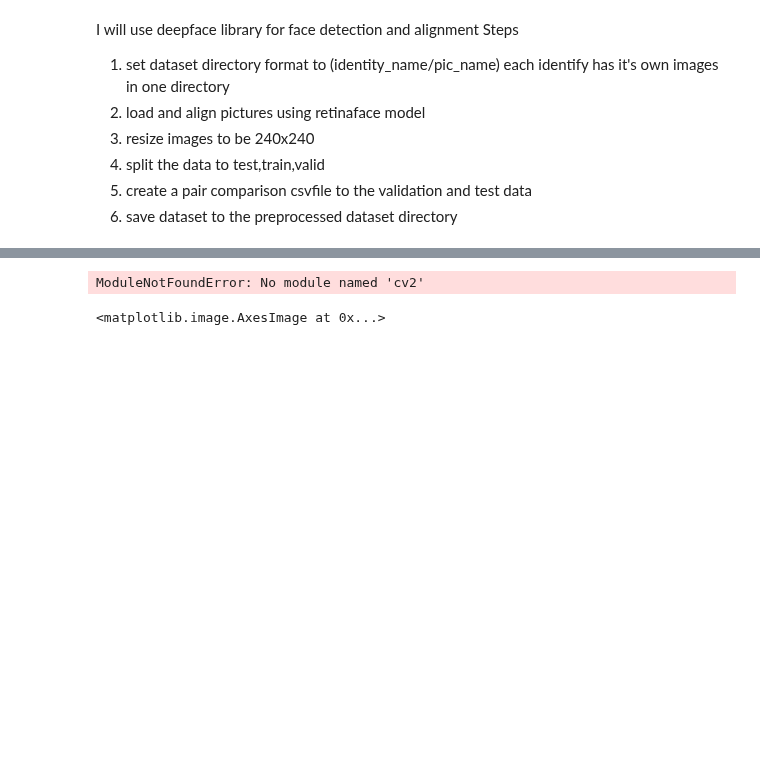
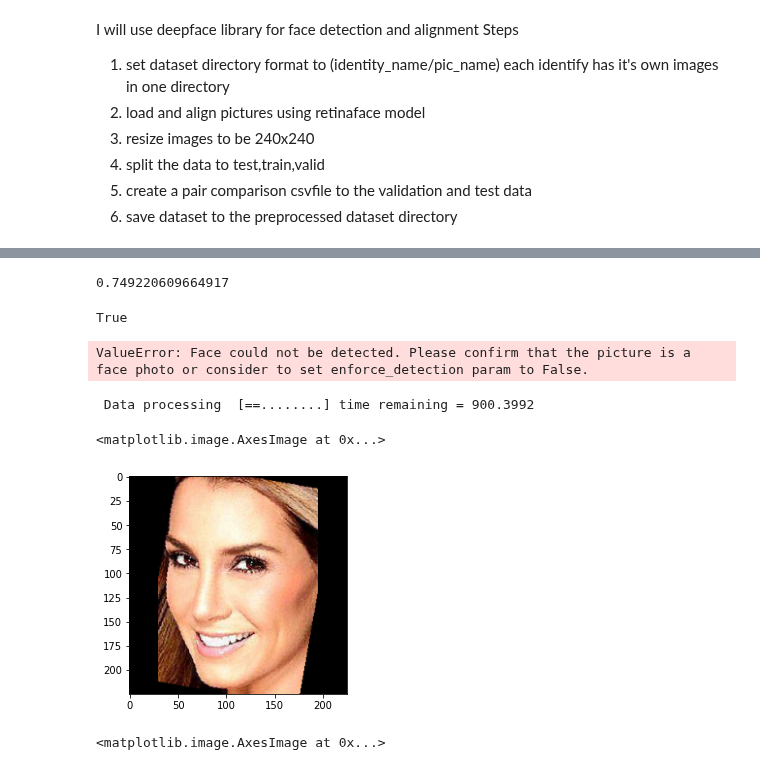
Before and after one commit to ahmedbadr97/conv-facenet, a Jupyter notebook: notebooks/data_preprocessing.ipynb, the cells around one changed output, grey strips where cells are left out. Drawn from its saved outputs; the diff is of its cells as text; code cells hidden in the pictures; blank space fills up the shorter version.

Commit message:
add retinaface preprocessing code to data_preprocessing.ipynp

```diff
--- a/notebooks/data_preprocessing.ipynb
+++ b/notebooks/data_preprocessing.ipynb
@@ -21,3 +22,9 @@ target_size=(225,225)
+# %%
+img_process_start=time.time()
+img=preprocess_face(f"000001.jpg",target_size=target_size,detector_backend=detector_backend)
+print(time.time()-img_process_start)
+# %% [output]
+0.749220609664917
 # %%
 raw_data_path="../dataset/raw/img_celeba"
 prep_data_path="../dataset/preprocessed/img_celeb"
@@ -28,8 +36,14 @@ import time
 # %%
-import cv2
 vv=cv2.imread("../dataset/raw/img_align_celeba/000001.jpg")
 vv=cv2.cvtColor(vv,cv2.COLOR_BGR2RGB)
 
-cv2.imwrite(vv,"../dataset/preprocessed/img_align_celeba/000001.jpg")
+cv2.imwrite("../dataset/preprocessed/img_celeb/000001.jpg",vv)
 # %% [output]
-ModuleNotFoundError: No module named 'cv2'
+True
+# %%
+img=preprocess_face(f"../test.jpg",target_size=target_size,detector_backend=detector_backend)[0]
+img*=255
+
+cv2.imwrite(f"{prep_data_path}/000002.jpg",img)
+# %% [output]
+ValueError: Face could not be detected. Please confirm that the picture is a face photo or consider to set enforce_detection param to False.
@@ -38,11 +55,17 @@ imgs_list=os.listdir(raw_data_path)
 total_img=len(imgs_list)
 cnt=0
 time_sum=0
+none_processed_imgs=[]
 for img_name in imgs_list:
 
     img_process_start=time.time()
-    img=preprocess_face(f"{raw_data_path}/{img_name}",target_size=target_size,detector_backend=detector_backend)
-    cv2.imwrite(img,f"{prep_data_path}/{img_name}")
+    try:
+        img=preprocess_face(f"{raw_data_path}/{img_name}",target_size=target_size,detector_backend=detector_backend)[0]*255
+        # img=cv2.cvtColor(img,cv2.COLOR_BGR2RGB)
+        cv2.imwrite(f"{prep_data_path}/{img_name}",img)
+    except:
+        none_processed_imgs.append(f"{raw_data_path}/{img_name}")
+
     cnt += 1.0
     finished = int((cnt * 10) / total_img)
     remaining = 10 - finished
@@ -53,3 +76,5 @@ for img_name in imgs_list:
     sys.stdout.write("\r Data processing  [" + str(
                 "=" * int((cnt * 10) / total_img) + str("." * remaining) + "] time remaining = " + str(
                     time_remaing / 60.0)[:8]))
+# %% [output]
+ Data processing  [==........] time remaining = 900.3992
@@ -56,3 +83,8 @@ for img_name in imgs_list:
+# %%
+plt.imshow(img)
+# %% [output]
+<matplotlib.image.AxesImage at 0x...>
+[figure, added]
 # %%
 img=img[0][:, :, ::-1] #bgr to rgb
 # %%
```
Also changed, not shown: parts of 7 cells of this notebook.
